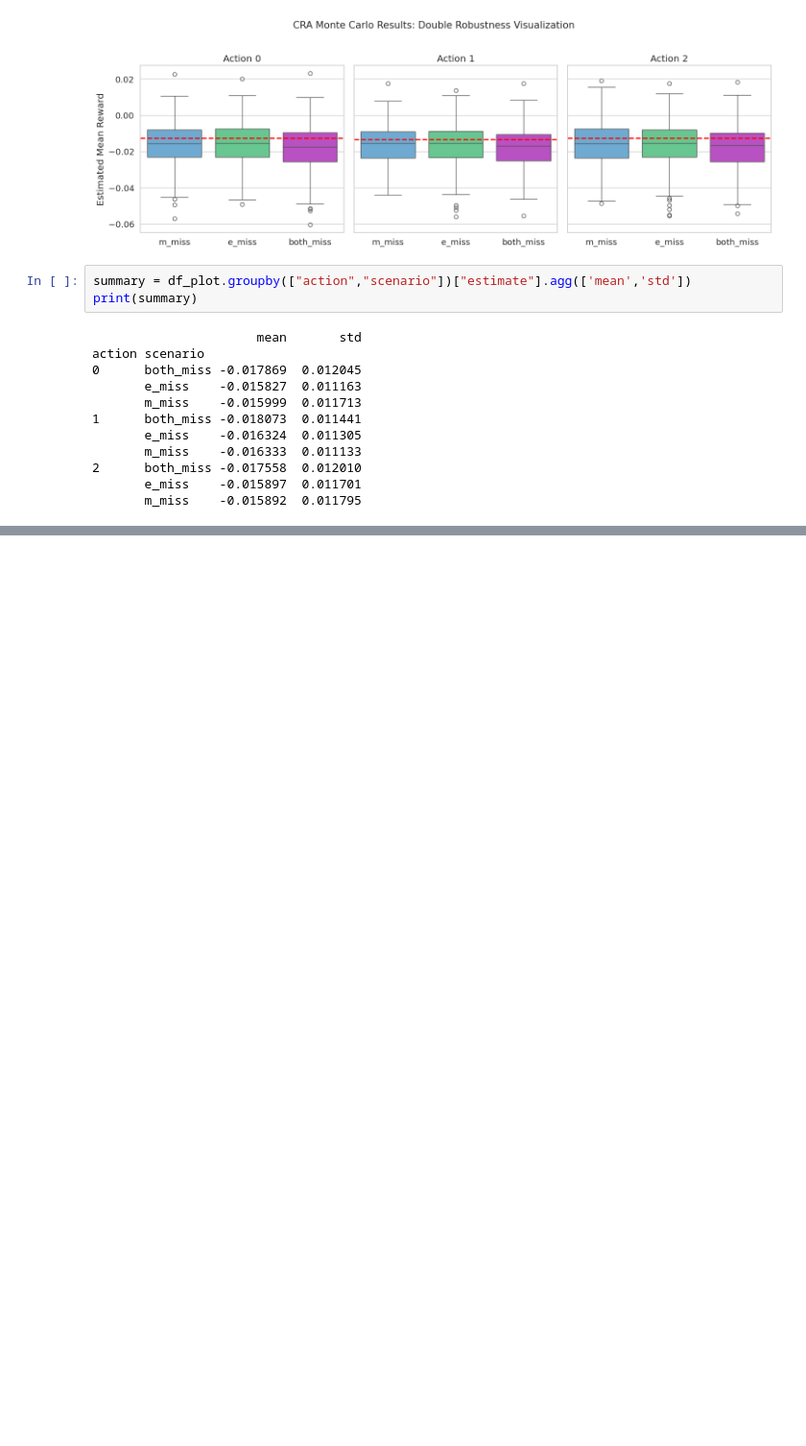
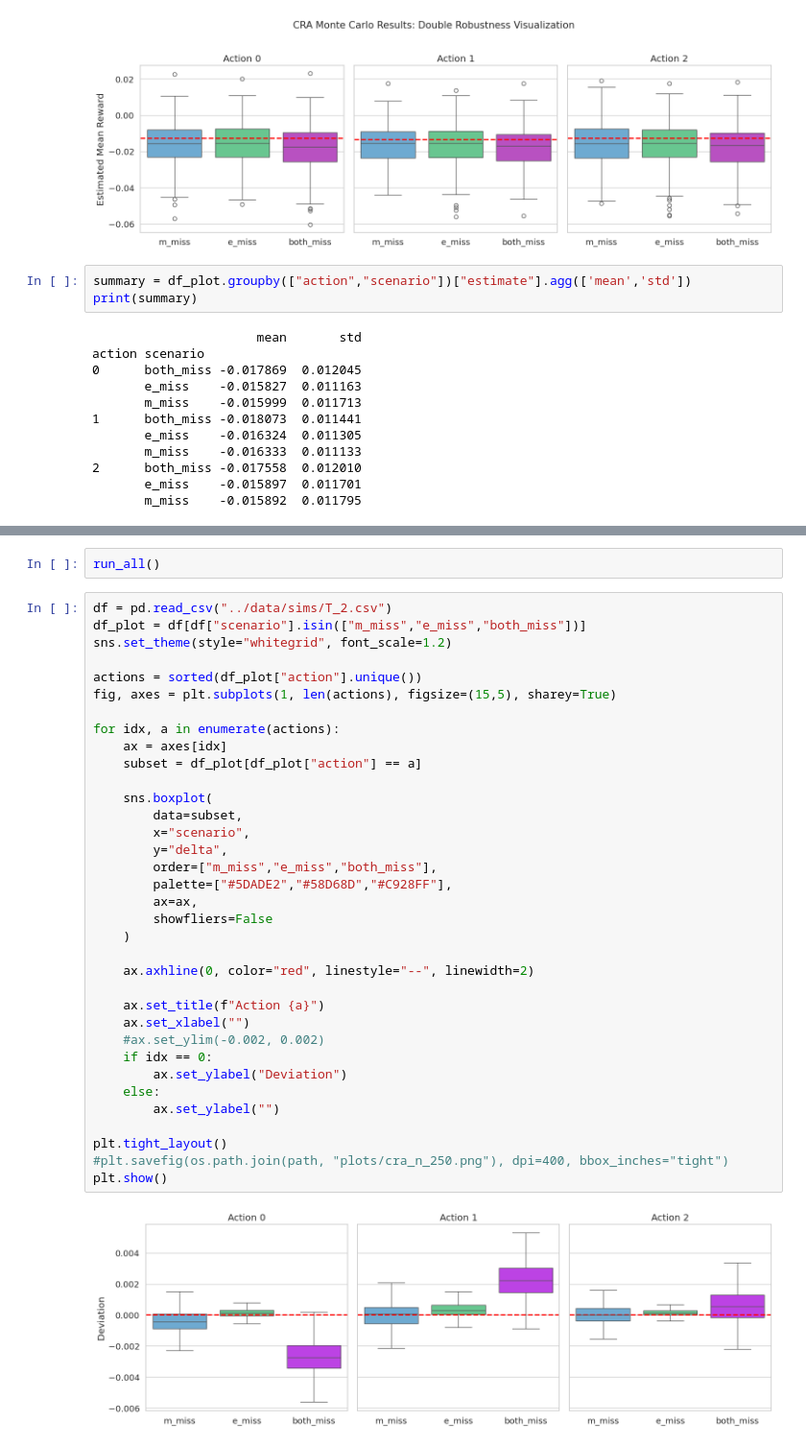
Before and after one commit to sourav-ad/cra-framework, a Jupyter notebook: notebooks/cra_simulation.ipynb, the cells around one changed output, grey strips where cells are left out. Shown: that part at 96% size. Cells and saved outputs as stored; diff of their text form; blank space fills up the shorter version.

```diff
--- a/notebooks/cra_simulation.ipynb
+++ b/notebooks/cra_simulation.ipynb
@@ -132,0 +275,39 @@ action scenario
+# %%
+run_all()
+# %%
+df = pd.read_csv("../data/sims/T_2.csv")
+df_plot = df[df["scenario"].isin(["m_miss","e_miss","both_miss"])]
+sns.set_theme(style="whitegrid", font_scale=1.2)
+
+actions = sorted(df_plot["action"].unique())
+fig, axes = plt.subplots(1, len(actions), figsize=(15,5), sharey=True)
+
+for idx, a in enumerate(actions):
+    ax = axes[idx]
+    subset = df_plot[df_plot["action"] == a]
+
+    sns.boxplot(
+        data=subset,
+        x="scenario",
+        y="delta",
+        order=["m_miss","e_miss","both_miss"],
+        palette=["#5DADE2","#58D68D","#C928FF"],
+        ax=ax,
+        showfliers=False
+    )
+
+    ax.axhline(0, color="red", linestyle="--", linewidth=2)
+
+    ax.set_title(f"Action {a}")
+    ax.set_xlabel("")
+    #ax.set_ylim(-0.002, 0.002)
+    if idx == 0:
+        ax.set_ylabel("Deviation")
+    else:
+        ax.set_ylabel("")
+
+plt.tight_layout()
+#plt.savefig(os.path.join(path, "plots/cra_n_250.png"), dpi=400, bbox_inches="tight")
+plt.show()
+# %% [output]
+[figure, added]
```
Also changed, not shown: parts of 7 cells of this notebook, 21 other files.
